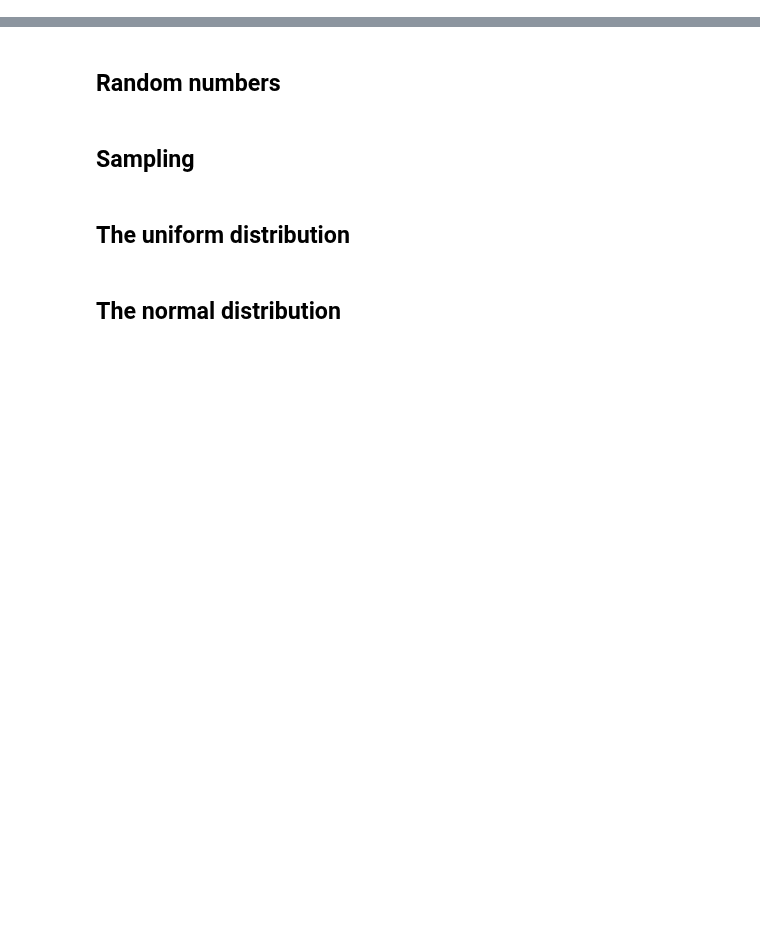
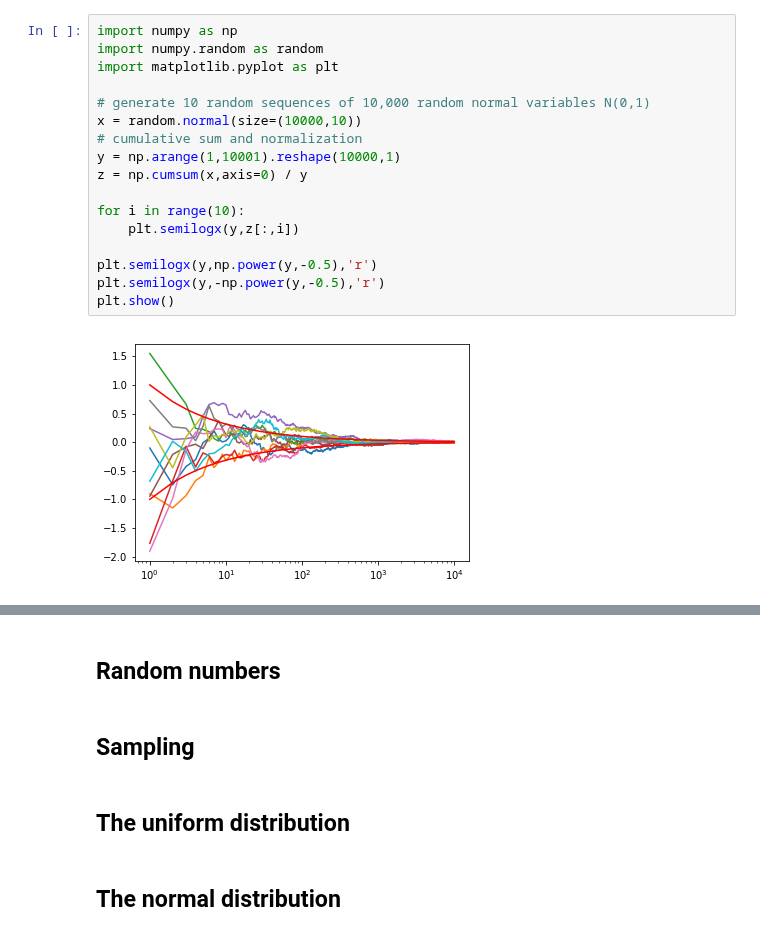
Before and after one commit to zackchase/mxnet-the-straight-dope, a Jupyter notebook: P01-C04-probability.ipynb, the cells around one changed output, grey strips where cells are left out. Drawn from its saved outputs; the diff is of its cells as text; blank space fills up the shorter version.

```diff
--- a/P01-C04-probability.ipynb
+++ b/P01-C04-probability.ipynb
@@ -10,0 +32,19 @@ Machine learning is all about describing things that will happen, or *might happ
+# %%
+import numpy as np
+import numpy.random as random
+import matplotlib.pyplot as plt
+
+# generate 10 random sequences of 10,000 random normal variables N(0,1)
+x = random.normal(size=(10000,10))
+# cumulative sum and normalization
+y = np.arange(1,10001).reshape(10000,1)
+z = np.cumsum(x,axis=0) / y
+
+for i in range(10):
+    plt.semilogx(y,z[:,i])
+
+plt.semilogx(y,np.power(y,-0.5),'r')
+plt.semilogx(y,-np.power(y,-0.5),'r')
+plt.show()
+# %% [output]
+[figure, added]
```
Also changed, not shown: parts of 10 cells of this notebook, 12 other files.
